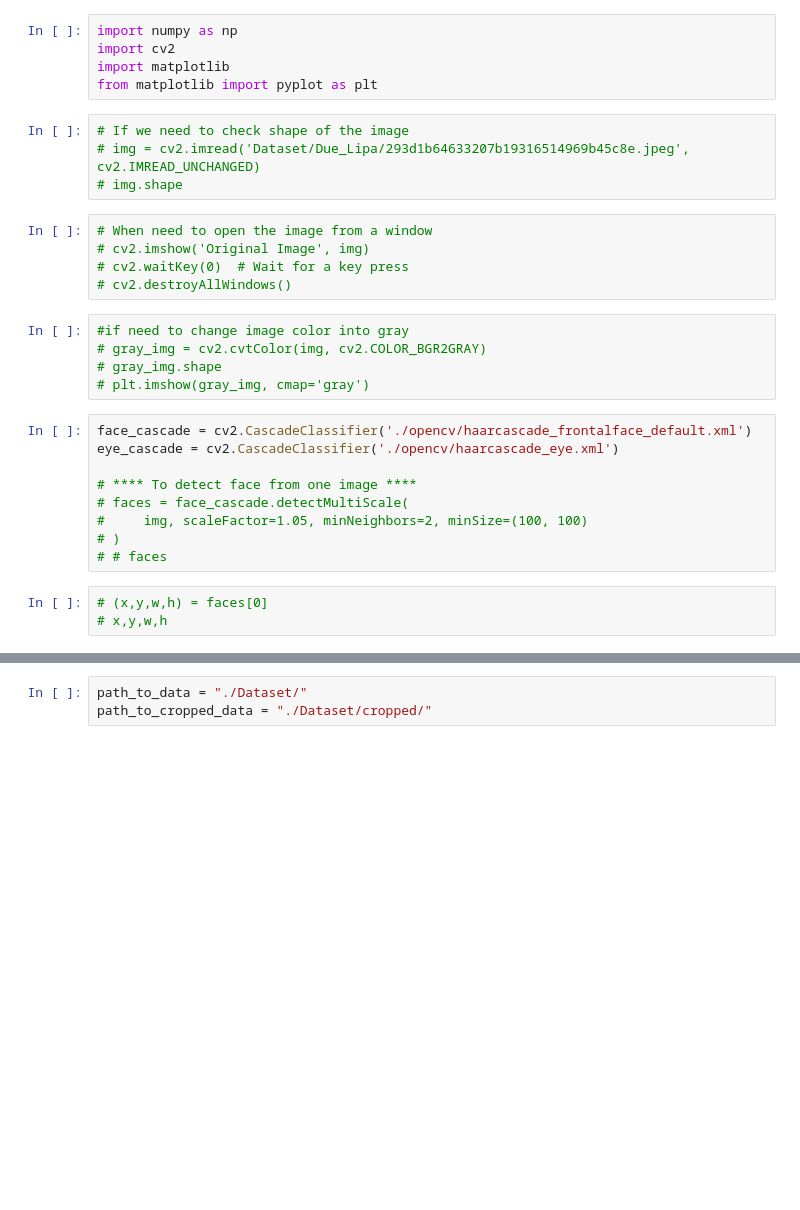
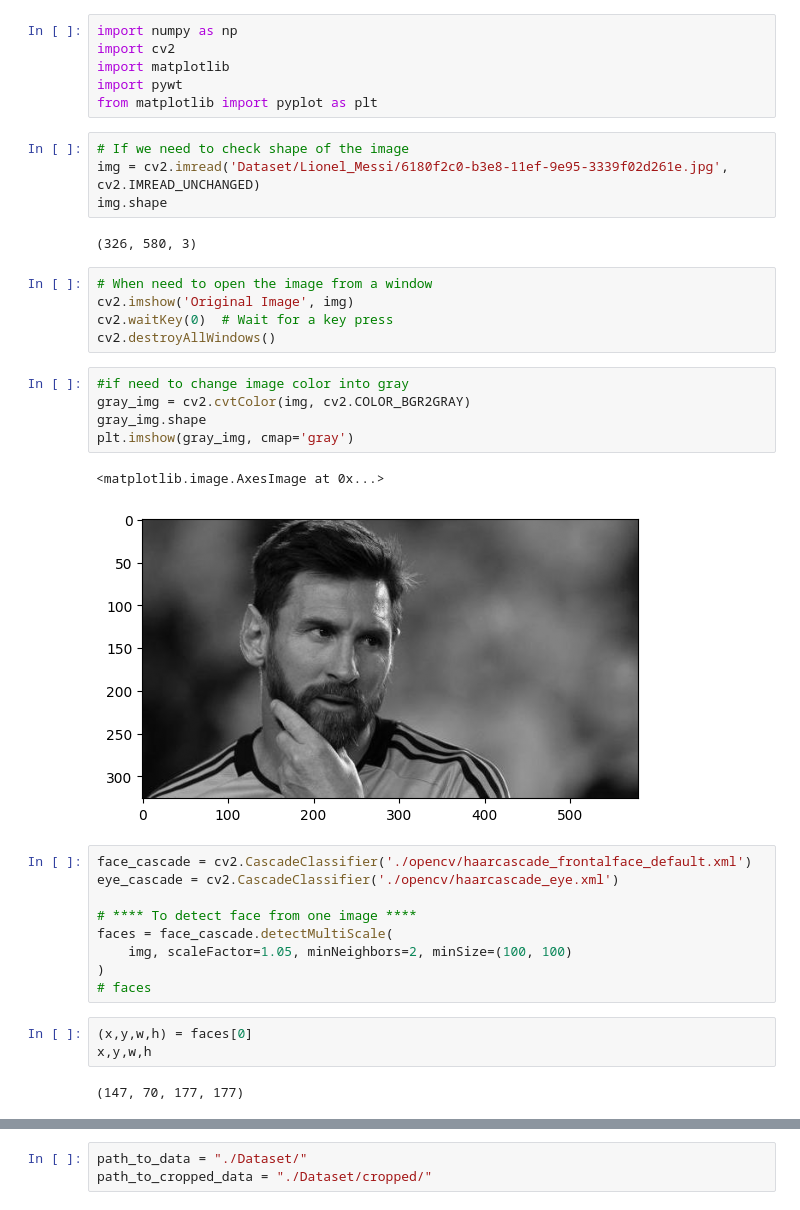
Before and after one commit to ishu1998ki/celebrity_classification, a Jupyter notebook: sportCeleb.ipynb, the cells around one changed output, grey strips where cells are left out. Drawn from its saved outputs; the diff is of its cells as text; blank space fills up the shorter version.

```diff
--- a/sportCeleb.ipynb
+++ b/sportCeleb.ipynb
@@ -2,32 +2,40 @@
 import numpy as np
 import cv2
 import matplotlib
+import pywt
 from matplotlib import pyplot as plt
 # %%
 # If we need to check shape of the image
-# img = cv2.imread('Dataset/Due_Lipa/293d1b64633207b19316514969b45c8e.jpeg', cv2.IMREAD_UNCHANGED)
-# img.shape
+img = cv2.imread('Dataset/Lionel_Messi/6180f2c0-b3e8-11ef-9e95-3339f02d261e.jpg', cv2.IMREAD_UNCHANGED)
+img.shape
+# %% [output]
+(326, 580, 3)
 # %%
 # When need to open the image from a window
-# cv2.imshow('Original Image', img)
-# cv2.waitKey(0)  # Wait for a key press
-# cv2.destroyAllWindows()
+cv2.imshow('Original Image', img)
+cv2.waitKey(0)  # Wait for a key press
+cv2.destroyAllWindows()
 # %%
 #if need to change image color into gray
-# gray_img = cv2.cvtColor(img, cv2.COLOR_BGR2GRAY)
-# gray_img.shape
-# plt.imshow(gray_img, cmap='gray')
+gray_img = cv2.cvtColor(img, cv2.COLOR_BGR2GRAY)
+gray_img.shape
+plt.imshow(gray_img, cmap='gray')
+# %% [output]
+<matplotlib.image.AxesImage at 0x...>
+[figure, added]
 # %%
 face_cascade = cv2.CascadeClassifier('./opencv/haarcascade_frontalface_default.xml')
 eye_cascade = cv2.CascadeClassifier('./opencv/haarcascade_eye.xml')
 
 # **** To detect face from one image ****
-# faces = face_cascade.detectMultiScale(
-#     img, scaleFactor=1.05, minNeighbors=2, minSize=(100, 100)
-# )
-# # faces
+faces = face_cascade.detectMultiScale(
+    img, scaleFactor=1.05, minNeighbors=2, minSize=(100, 100)
+)
+# faces
 # %%
-# (x,y,w,h) = faces[0]
-# x,y,w,h
+(x,y,w,h) = faces[0]
+x,y,w,h
+# %% [output]
+(147, 70, 177, 177)
 # %%
 # **** To draw a rectangle around the face ****
```
Also changed, not shown: parts of 36 cells of this notebook, 44 other files.
